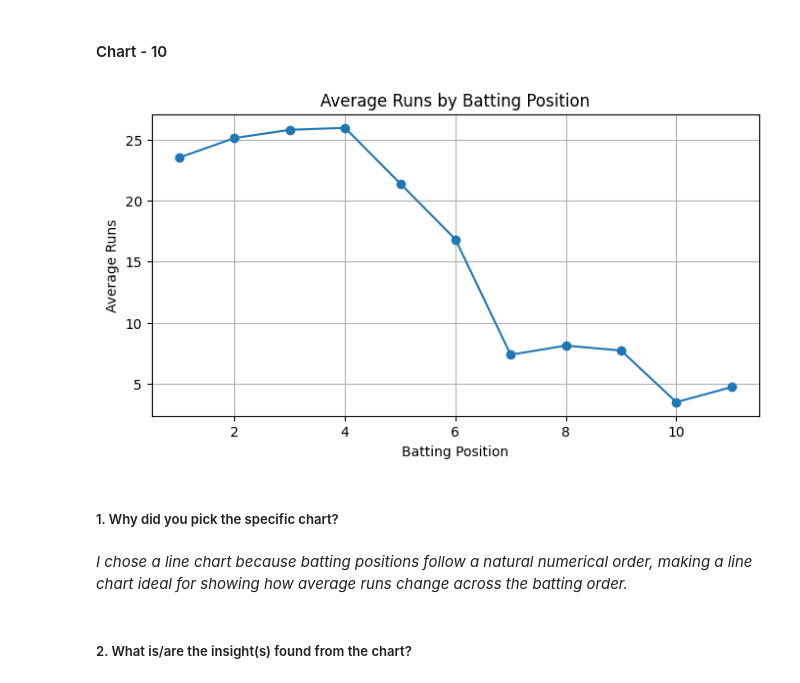
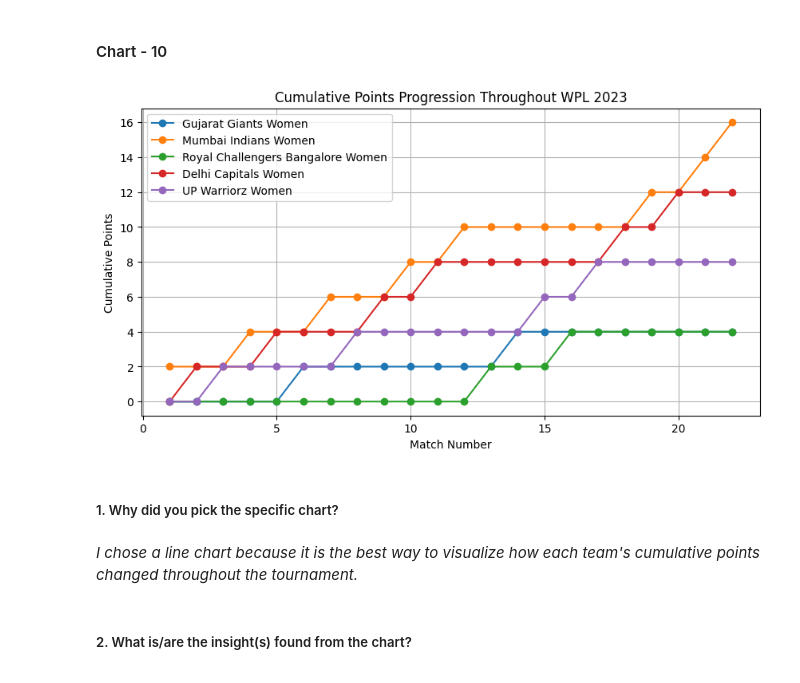
Before and after one commit to GEE2007/WPL-Inaugural-Analytics, a Jupyter notebook: WPL_Inaugural_Analytics.ipynb, the cells around one changed output. Drawn from its saved outputs; the diff is of its cells as text; code cells hidden in the pictures.

```diff
--- a/WPL_Inaugural_Analytics.ipynb
+++ b/WPL_Inaugural_Analytics.ipynb
@@ -978,29 +958,38 @@ Are there any insights that lead to negative growth? Justify with specific reaso
  * *Teams with very few impactful all-rounders may lack balance between batting and bowling departments. This can reduce tactical flexibility, especially if specialist players underperform or become unavailable.*
 # %% [markdown]
 #### Chart - 10
-# %%
-# Chart - 10 visualization code
-
-position_runs = batting.groupby('battingPos')['runs'].mean()
-
-position_runs.plot(
-    kind='line',
-    marker='o',
-    figsize=(8,4)
-)
-
-plt.title("Average Runs by Batting Position")
-plt.xlabel("Batting Position")
-plt.ylabel("Average Runs")
-
-plt.grid(True)
-
-plt.show()
-# %% [output]
-[figure, removed]
+# %%
+# Chart - 10 visualization code
+matches['matchDate'] = pd.to_datetime(matches['matchDate'])   # Convert match date to datetime
+matches = matches.sort_values('matchDate').reset_index(drop=True)
+teams = pd.unique(matches[['team1', 'team2']].values.ravel())
+points = {team: 0 for team in teams} # Dictionary to store cumulative points
+progress = []
+for i, row in matches.iterrows():
+    winner = row['winner']
+    if winner in points:
+        points[winner] += 2    # Winner gets 2 points
+    for team in teams:
+        progress.append({'Match': i + 1,'Team': team,'Points': points[team]})
+progress = pd.DataFrame(progress)
+plt.figure(figsize=(10,5))
+for team in teams:
+    team_data = progress[progress['Team'] == team]
+    plt.plot(team_data['Match'],
+             team_data['Points'],
+             marker='o',
+             label=team)
+plt.title("Cumulative Points Progression Throughout WPL 2023")
+plt.xlabel("Match Number")
+plt.ylabel("Cumulative Points")
+plt.legend()
+plt.grid(True)
+plt.show()
+# %% [output]
+[figure, added]
 # %% [markdown]
 ##### 1. Why did you pick the specific chart?
-# %% [markdown]
-*I chose a line chart because batting positions follow a natural numerical order, making a line chart ideal for showing how average runs change across the batting order.*
+# %% [markdown]
+*I chose a line chart because it is the best way to visualize how each team's cumulative points changed throughout the tournament.*
 # %% [markdown]
 ##### 2. What is/are the insight(s) found from the chart?
```
Also changed, not shown: parts of 28 cells of this notebook.
